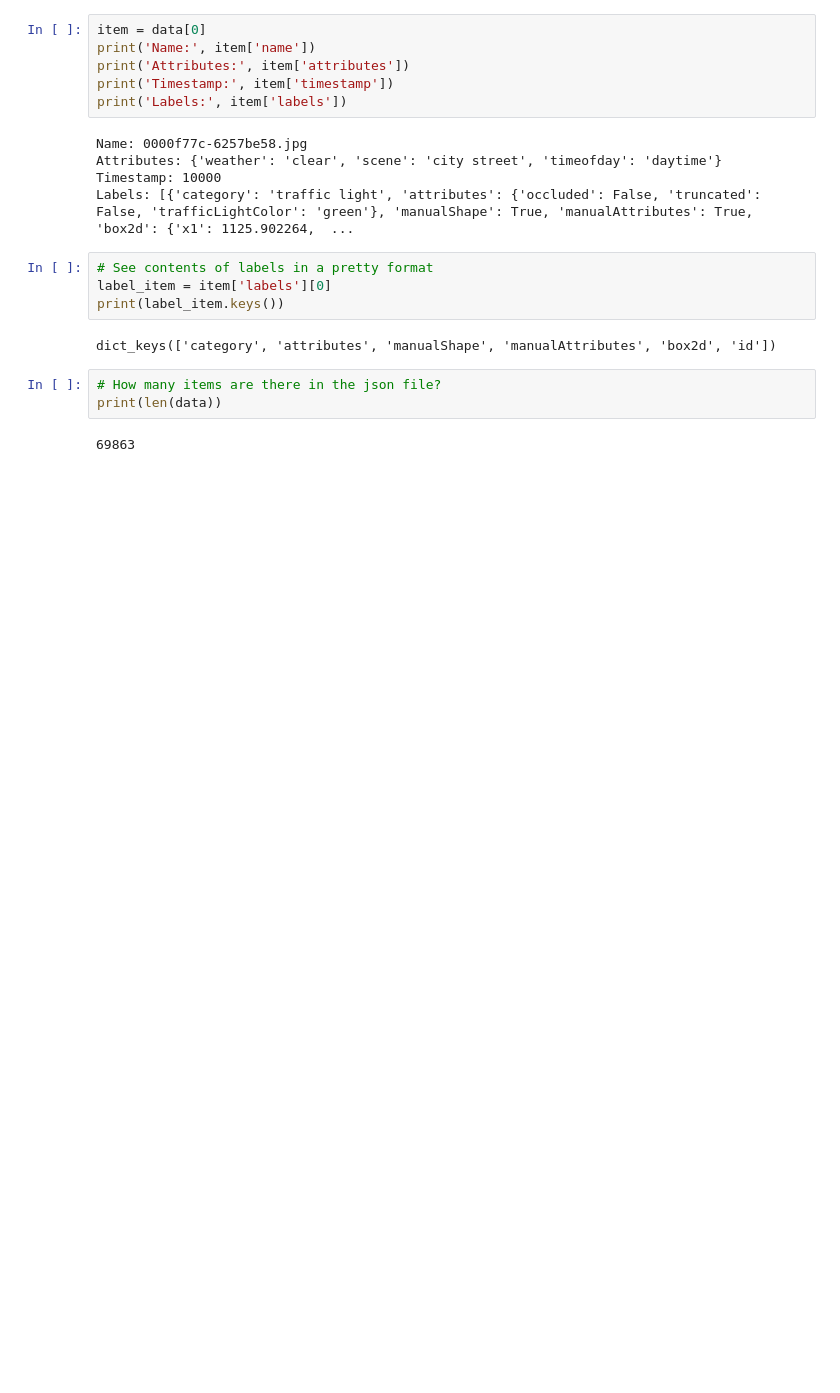
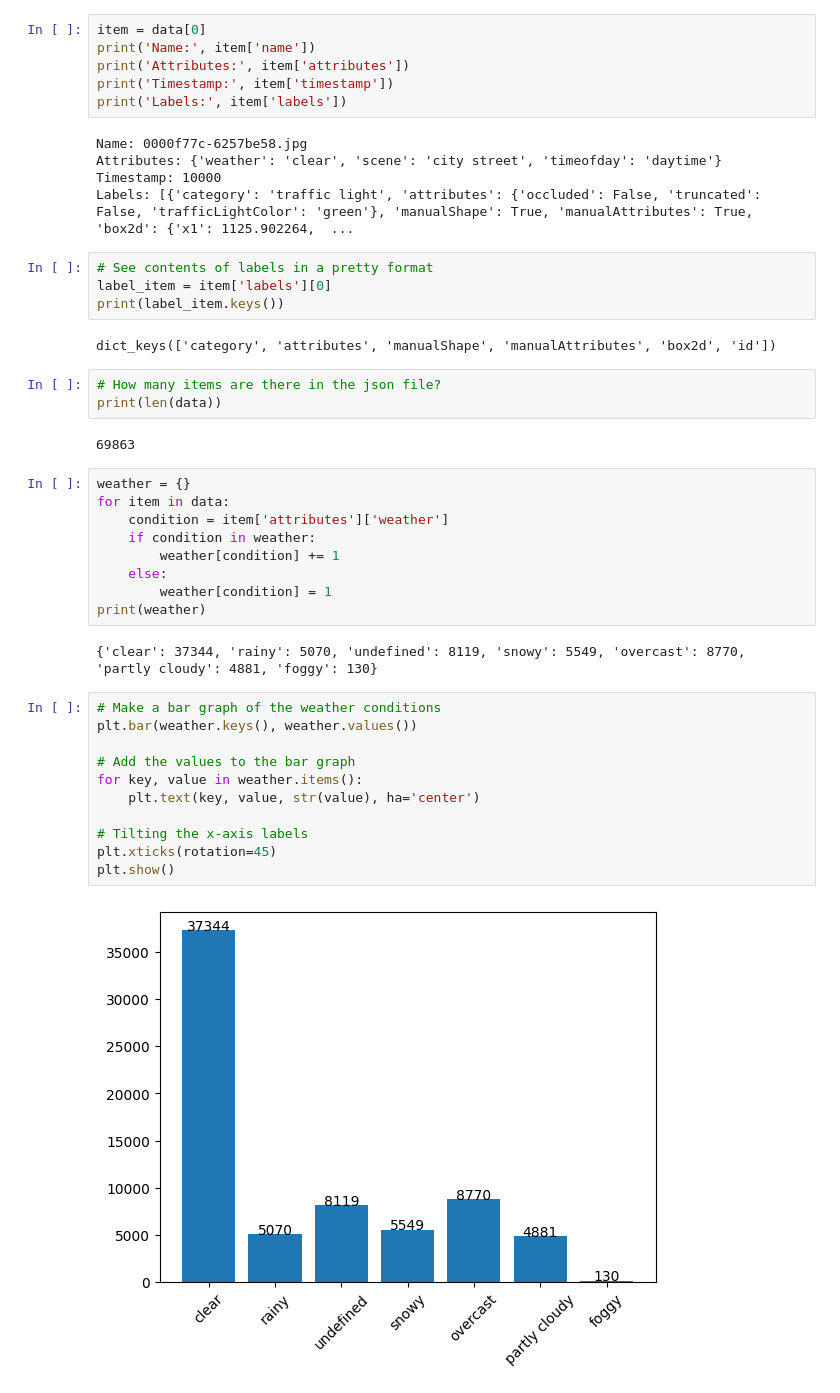
Before and after one commit to naren2cmu/bdd100k, a Jupyter notebook: bdd100kCheck.ipynb, the cells around one changed output. Saved outputs shown, nothing was run; the diff lists cells and outputs as text; blank space fills up the shorter version.

Commit message:
Gather more details about the labels/dataset

```diff
--- a/bdd100kCheck.ipynb
+++ b/bdd100kCheck.ipynb
@@ -45,3 +45,27 @@ dict_keys(['category', 'attributes', 'manualShape', 'manualAttributes', 'box2d',
 print(len(data))
 # %% [output]
 69863
+# %%
+weather = {}
+for item in data:
+    condition = item['attributes']['weather']
+    if condition in weather:
+        weather[condition] += 1
+    else:
+        weather[condition] = 1
+print(weather)
+# %% [output]
+{'clear': 37344, 'rainy': 5070, 'undefined': 8119, 'snowy': 5549, 'overcast': 8770, 'partly cloudy': 4881, 'foggy': 130}
+# %%
+# Make a bar graph of the weather conditions
+plt.bar(weather.keys(), weather.values())
+
+# Add the values to the bar graph
+for key, value in weather.items():
+    plt.text(key, value, str(value), ha='center')
+
+# Tilting the x-axis labels
+plt.xticks(rotation=45)
+plt.show()
+# %% [output]
+[figure, added]
```
Also changed, not shown: parts of 2 cells of this notebook.
